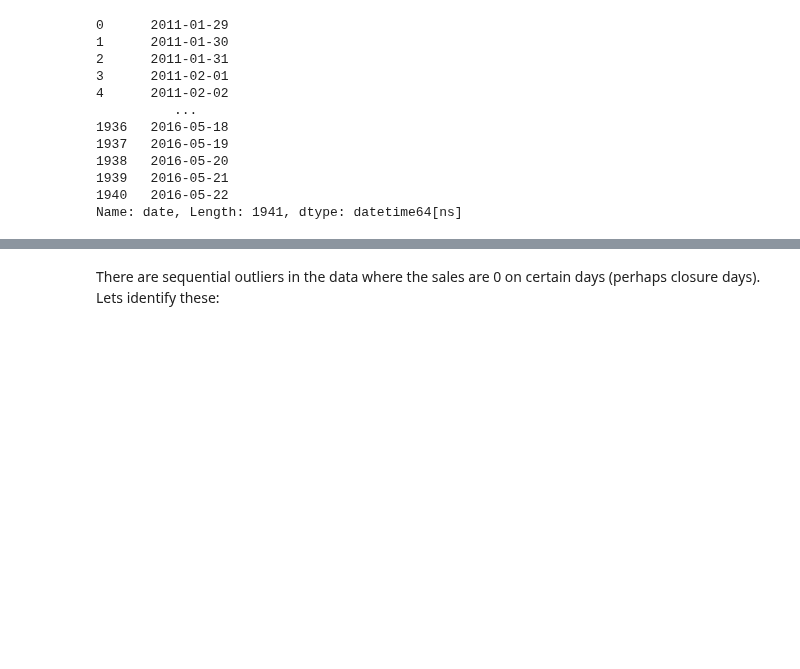
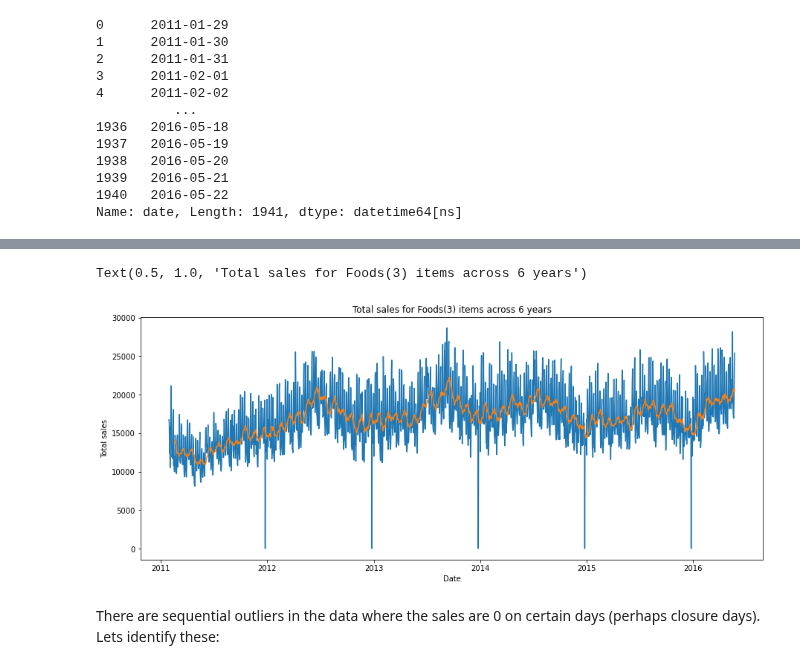
Before and after one commit to sithankanna/hts-forecast, a Jupyter notebook: notebooks/002-EK-EDA.ipynb, the cells around one changed output, grey strips where cells are left out. Cells and saved outputs as stored; diff of their text form; code cells hidden in the pictures; blank space fills up the shorter version.

```diff
--- a/notebooks/002-EK-EDA.ipynb
+++ b/notebooks/002-EK-EDA.ipynb
@@ -213,3 +211,16 @@ Text(0.5, 1.0, 'Total sales for Foods(3) items across 6 years')
+# %%
+# Plot Rolling mean of total sales for foods_3 vs time
+rolling_mean = df8.FOODS_3.rolling(window=20).mean()
+
+plt.figure(figsize=(15,6))
+plt.plot(df8.date, df8.FOODS_3)
+plt.plot(df8.date, rolling_mean)
+plt.xlabel('Date')
+plt.ylabel('Total sales')
+plt.title('Total sales for Foods(3) items across 6 years')
+# %% [output]
+Text(0.5, 1.0, 'Total sales for Foods(3) items across 6 years')
+[figure, added]
 # %% [markdown]
 There are sequential outliers in the data where the sales are 0 on certain days (perhaps closure days). Lets identify these:
 # %%
```
Also changed, not shown: parts of 11 cells of this notebook.
